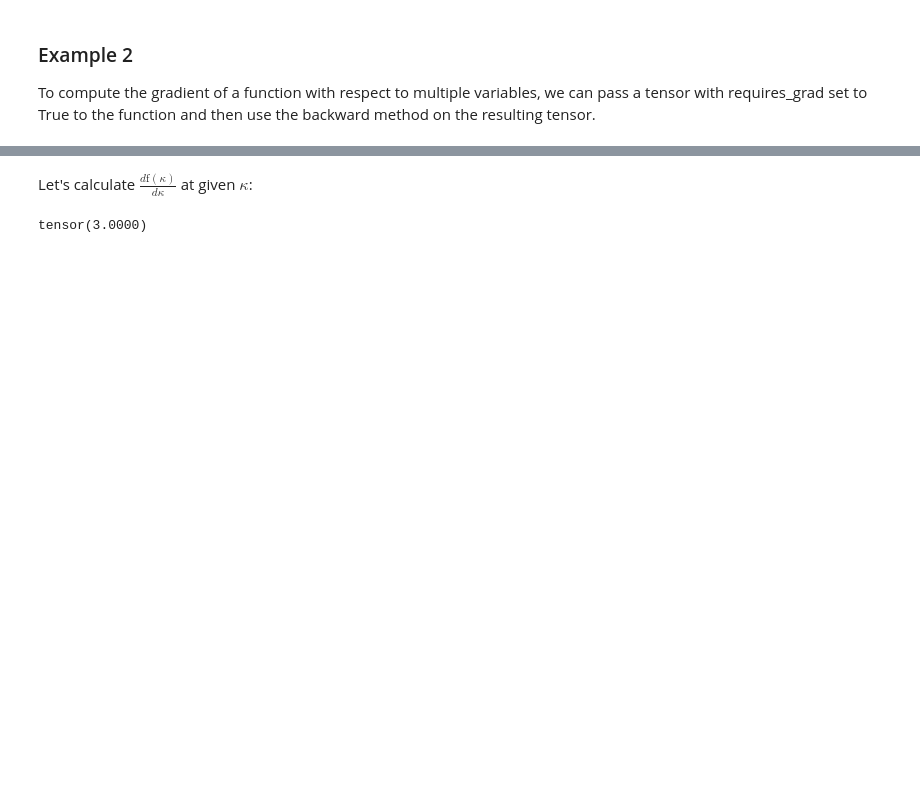
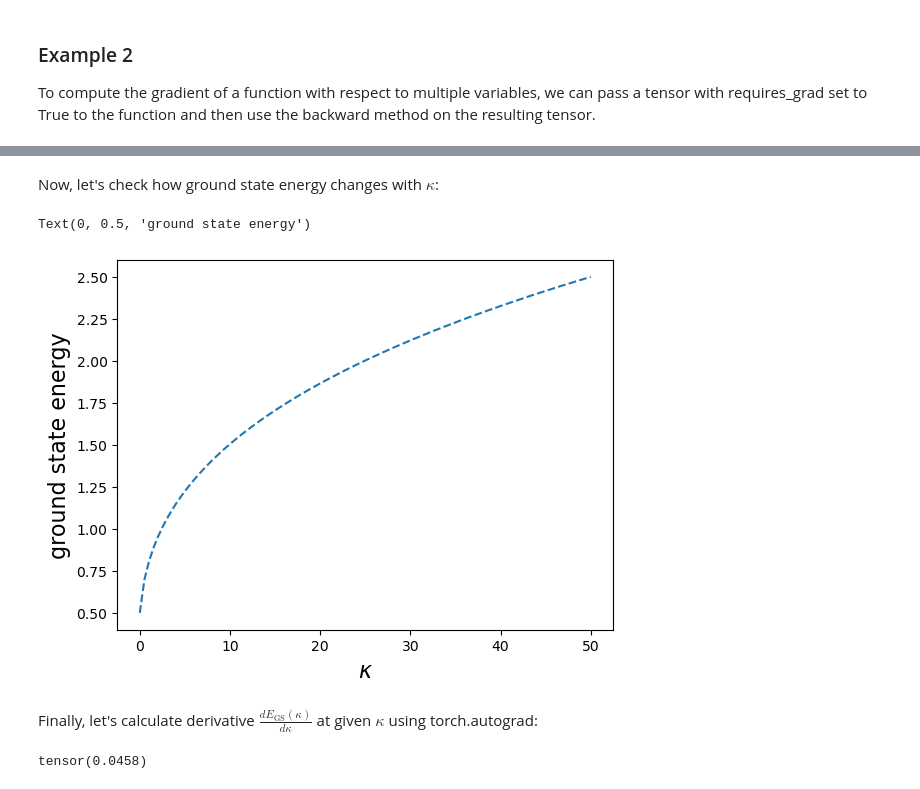
Before and after one commit to BorjaRequena/Neural-Network-Course, a Jupyter notebook: nbs/course/automatic_differentiation_pytorch.ipynb, the cells around one changed output, grey strips where cells are left out. Drawn from its saved outputs; the diff is of its cells as text; code cells hidden in the pictures; blank space fills up the shorter version.

```diff
--- a/nbs/course/automatic_differentiation_pytorch.ipynb
+++ b/nbs/course/automatic_differentiation_pytorch.ipynb
@@ -100,0 +317,6 @@ Let's start with defining Hamiltonian and solving eigenproblem:
+# %%
+def get_energy_ground_state(kappa):
+    H = get_H(kappa)
+    Energies, Vectors = eigh(H)
+    E_GS = Energies[0]
+    return E_GS
@@ -175,9 +356,28 @@ Text(0, 0.5, 'energy gap')
+# %% [markdown]
+Now, let's check how ground state energy changes with $\kappa$:
+# %%
+fig = plt.figure()
+
+## How ground state energy depends on kappa?
+E_gs_vs_kappa = []
+kappa_max = 50
+kappa_vec = np.linspace(0,kappa_max,100)
+for kappa in kappa_vec:
+    E_gs_vs_kappa.append([get_energy_ground_state(kappa)])
+
+plt.plot(kappa_vec, E_gs_vs_kappa, '--')
+FontSize = 16
+plt.xlabel(r"$\kappa$",fontsize=FontSize)
+plt.ylabel(r"ground state energy",fontsize=FontSize)
+# %% [output]
+Text(0, 0.5, 'ground state energy')
+[figure, added]
 # %% [markdown]
-Let's calculate $\frac{d \text{f}(\kappa)}{d \kappa}$ at given $\kappa$:
+Finally, let's calculate derivative $\frac{d E_{\text{GS}}(\kappa)}{d \kappa}$ at given $\kappa$ using torch.autograd:
 # %%
-kappa_fixed = torch.tensor(0., requires_grad = True)
-gap = get_energy_gap(kappa_fixed)
-gap.backward()
+kappa_fixed = torch.tensor(10., requires_grad = True)
+E_GS = get_energy_ground_state(kappa_fixed)
+E_GS.backward()
 print(kappa_fixed.grad)
 # %% [output]
-tensor(3.0000)
+tensor(0.0458)
```
Also changed, not shown: parts of 38 cells of this notebook, 2 other files.
